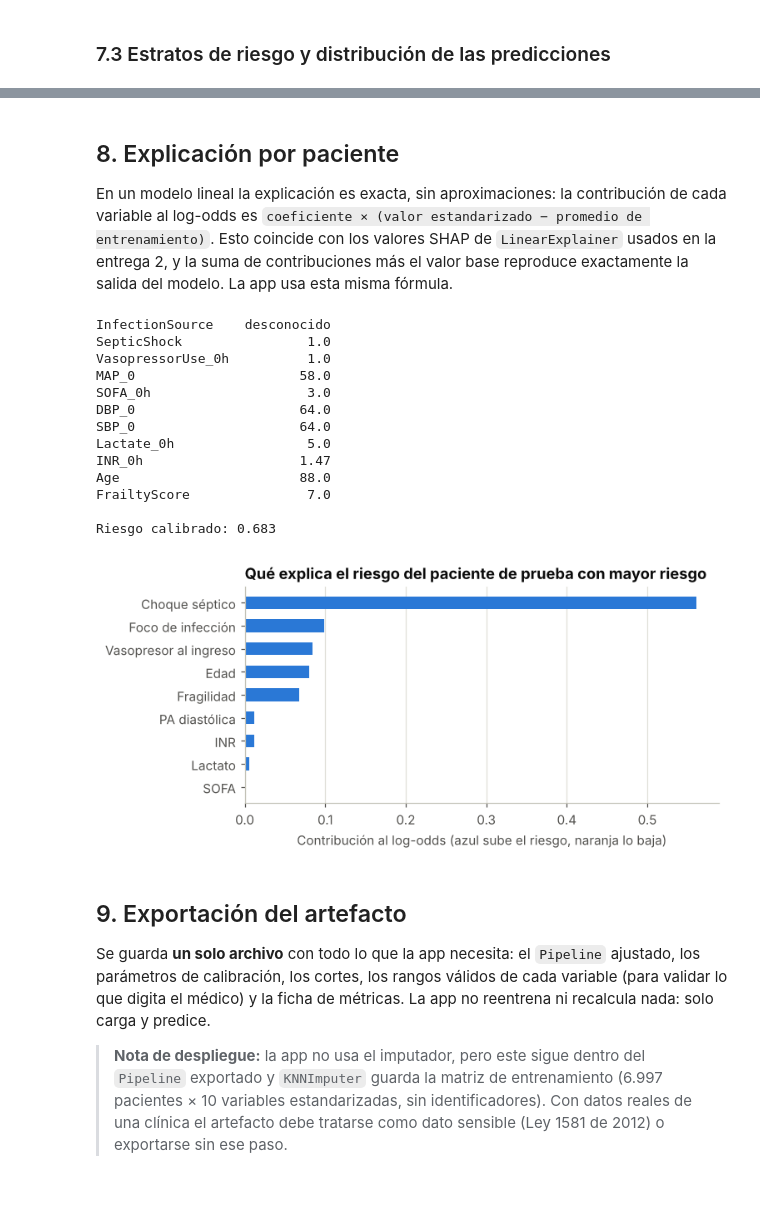
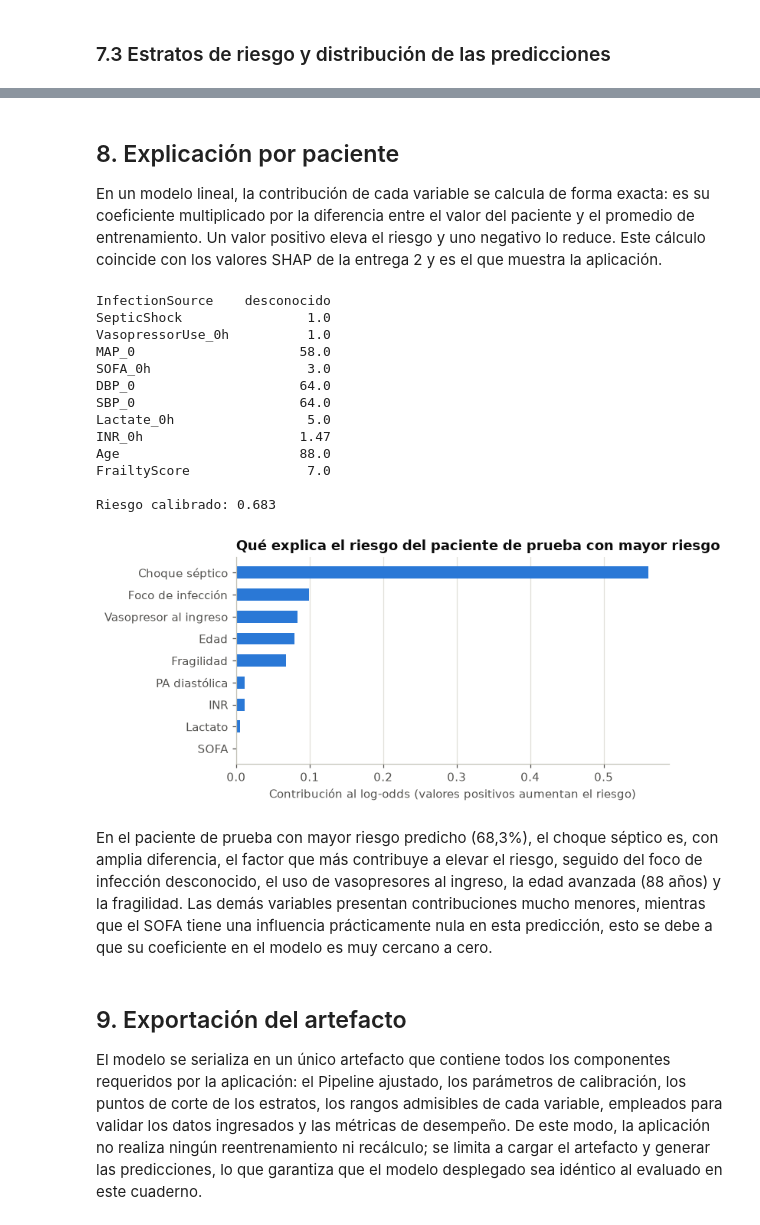
Before and after one commit to SofiaGomez10/sepsis_uci_mortalidad, a Jupyter notebook: notebooks/Entrega3_modelo_final.ipynb, the cells around one changed output, grey strips where cells are left out. Drawn from its saved outputs; the diff is of its cells as text; code cells hidden in the pictures; blank space fills up the shorter version.

Commit message:
Revisa redacción del cuaderno y actualiza figuras

```diff
--- a/notebooks/Entrega3_modelo_final.ipynb
+++ b/notebooks/Entrega3_modelo_final.ipynb
@@ -551,10 +536,7 @@ pero el número honesto es el del Pipeline, y es el único que corresponde a lo
 # %% [markdown]
 ## 8. Explicación por paciente
 
-En un modelo lineal la explicación es exacta, sin aproximaciones: la contribución de cada variable al
-log-odds es `coeficiente × (valor estandarizado − promedio de entrenamiento)`. Esto coincide con los
-valores SHAP de `LinearExplainer` usados en la entrega 2, y la suma de contribuciones más el valor base
-reproduce exactamente la salida del modelo. La app usa esta misma fórmula.
+En un modelo lineal, la contribución de cada variable se calcula de forma exacta: es su coeficiente multiplicado por la diferencia entre el valor del paciente y el promedio de entrenamiento. Un valor positivo eleva el riesgo y uno negativo lo reduce. Este cálculo coincide con los valores SHAP de la entrega 2 y es el que muestra la aplicación.
 # %%
 X_train_t = pd.DataFrame(pre.transform(X_train), columns=NOMBRES, index=X_train.index)
 FONDO = X_train_t.mean()                                   # paciente "promedio" de entrenamiento
@@ -564,46 +546,41 @@ def explicar(fila):
     """Contribuciones (en log-odds) de cada variable para un paciente (DataFrame de una fila)."""
     xt = pd.Series(pre.transform(fila)[0], index=NOMBRES)
     contrib = pd.Series(logit.coef_[0], index=NOMBRES) * (xt - FONDO)
     assert np.isclose(VALOR_BASE + contrib.sum(), modelo.decision_function(fila)[0])      # la explicación cuadra
     return contrib
 
 ejemplo = X_test.iloc[[int(np.argmax(p_test))]]            # paciente de prueba con mayor riesgo predicho
 contrib = explicar(ejemplo)
 focos = [n for n in NOMBRES if n.startswith("InfectionSource_")]          # las dummies del foco se suman en una sola barra
 contrib = pd.concat([contrib.drop(focos), pd.Series({"Foco de infección": contrib[focos].sum()})]).rename(index=ES).sort_values(key=np.abs)
 contrib = contrib[contrib.abs() > 1e-4]
 print(ejemplo.T.to_string(header=False)); print(f"\nRiesgo calibrado: {riesgo(ejemplo)[0]:.3f}")
 fig, ax = plt.subplots(figsize=(7, 3.4))
 ax.barh(contrib.index, contrib.values, color=[AZUL if v > 0 else NARANJA for v in contrib.values], height=0.55)
-ax.axvline(0, color=TINTA2, lw=1); ax.set_xlabel("Contribución al log-odds (azul sube el riesgo, naranja lo baja)")
+ax.set_xlabel("Contribución al log-odds (valores positivos aumentan el riesgo)")
 ax.set_title("Qué explica el riesgo del paciente de prueba con mayor riesgo"); ax.grid(axis="y", visible=False)
 guardar("10_explicacion_paciente")
 # %% [output]
 InfectionSource    desconocido
 SepticShock                1.0
 VasopressorUse_0h          1.0
 MAP_0                     58.0
 SOFA_0h                    3.0
 DBP_0                     64.0
 SBP_0                     64.0
 Lactate_0h                 5.0
 INR_0h                    1.47
 Age                       88.0
 FrailtyScore               7.0
 
 Riesgo calibrado: 0.683
-[figure, old version]
+[figure, new version]
+# %% [markdown]
+En el paciente de prueba con mayor riesgo predicho (68,3%), el choque séptico es, con amplia diferencia, el factor que más contribuye a elevar el riesgo, seguido del foco de infección desconocido, el uso de vasopresores al ingreso, la edad avanzada (88 años) y la fragilidad. Las demás variables presentan contribuciones mucho menores, mientras que el SOFA tiene una influencia prácticamente nula en esta predicción, esto se debe a que su coeficiente en el modelo es muy cercano a cero.
 # %% [markdown]
 ## 9. Exportación del artefacto
 
-Se guarda **un solo archivo** con todo lo que la app necesita: el `Pipeline` ajustado, los parámetros de
-calibración, los cortes, los rangos válidos de cada variable (para validar lo que digita el médico) y la
-ficha de métricas. La app no reentrena ni recalcula nada: solo carga y predice.
-
-> **Nota de despliegue:** la app no usa el imputador, pero este sigue dentro del `Pipeline` exportado y
-> `KNNImputer` guarda la matriz de entrenamiento (6.997 pacientes × 10 variables estandarizadas, sin
-> identificadores). Con datos reales de una clínica el artefacto debe tratarse como dato sensible
-> (Ley 1581 de 2012) o exportarse sin ese paso.
+El modelo se serializa en un único artefacto que contiene todos los componentes requeridos por la aplicación: el Pipeline ajustado, los parámetros de calibración, los puntos de corte de los estratos, los rangos admisibles de cada variable, empleados para validar los datos ingresados y las métricas de desempeño. De este modo, la aplicación no realiza ningún reentrenamiento ni recálculo; se limita a cargar el artefacto y generar las predicciones, lo que garantiza que el modelo desplegado sea idéntico al evaluado en este cuaderno.
 # %%
 rangos = {c: {"min": float(X_train[c].min()), "p01": float(X_train[c].quantile(0.01)), "mediana": float(X_train[c].median()),
               "p99": float(X_train[c].quantile(0.99)), "max": float(X_train[c].max()),
```
Also changed, not shown: parts of 41 cells of this notebook, 9 other files.
